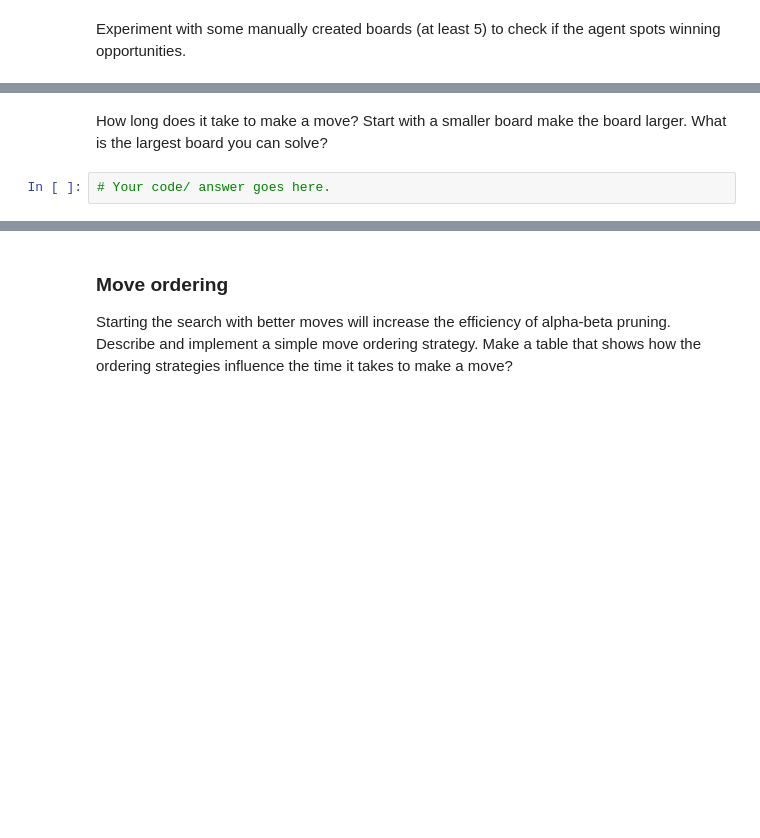
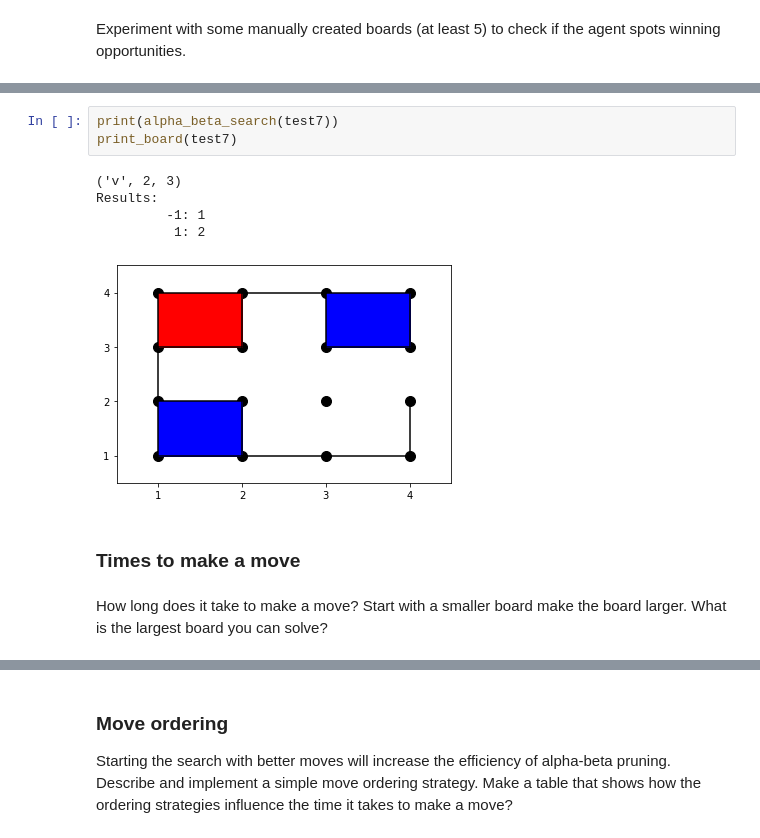
Before and after one commit to diogo-fae/dots-and-boxes, a Jupyter notebook: Attempt2.ipynb, the cells around one changed output, grey strips where cells are left out. Cells and saved outputs as stored; diff of their text form; blank space fills up the shorter version.

```diff
--- a/Attempt2.ipynb
+++ b/Attempt2.ipynb
@@ -845,4 +865,13 @@ Results:
+# %%
+print(alpha_beta_search(test7))
+print_board(test7)
+# %% [output]
+('v', 2, 3)
+Results:
+         -1: 1
+          1: 2
+[figure, added]
+# %% [markdown]
+### Times to make a move
 # %% [markdown]
 How long does it take to make a move? Start with a smaller board make the board larger. What is the largest board you can solve?
-# %%
-# Your code/ answer goes here.
```
Also changed, not shown: parts of 46 cells of this notebook.
